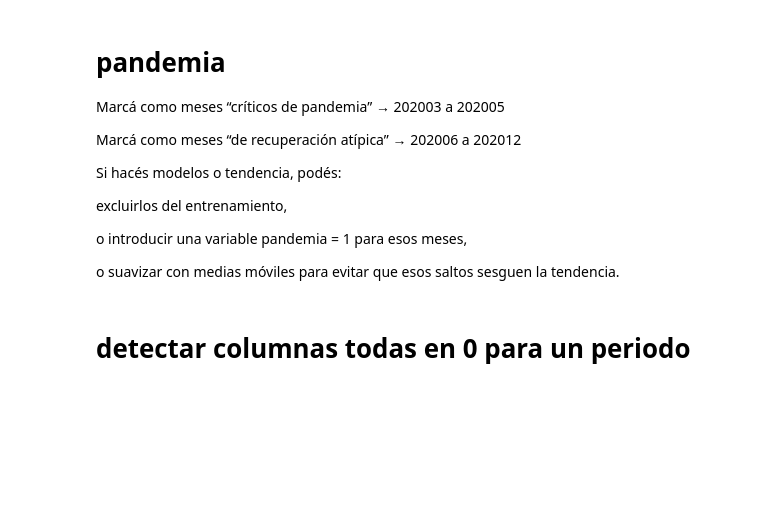
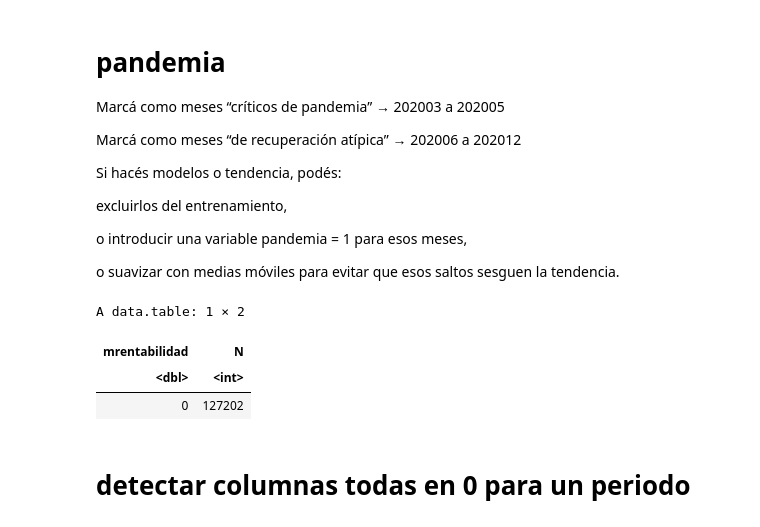
Before and after one commit to dvolpelldm/dmeyf2025, a Jupyter notebook: competencia 2/zLightGBM/exploratorio.ipynb, the cells around one changed output. Saved outputs shown, nothing was run; the diff lists cells and outputs as text; code cells hidden in the pictures; blank space fills up the shorter version.

```diff
--- a/competencia 2/zLightGBM/exploratorio.ipynb
+++ b/competencia 2/zLightGBM/exploratorio.ipynb
@@ -150,6 +338,11 @@ o introducir una variable pandemia = 1 para esos meses,
 o suavizar con medias móviles para evitar que esos saltos sesguen la tendencia.
 # %%
 #Veo si en 201905 mrentabilidad son todos 0
-dataset[foto_mes == 201905, .N, by = rentabilidad]
+dataset[foto_mes == 201905, .N, by = mrentabilidad]
+# %% [output]
+A data.table: 1 × 2
+| mrentabilidad | N |
+| <dbl> | <int> |
+| 0 | 127202 |
 # %%
 #Veo si en 201910 mrentabilidad son todos 0
```
Also changed, not shown: parts of 15 cells of this notebook.
